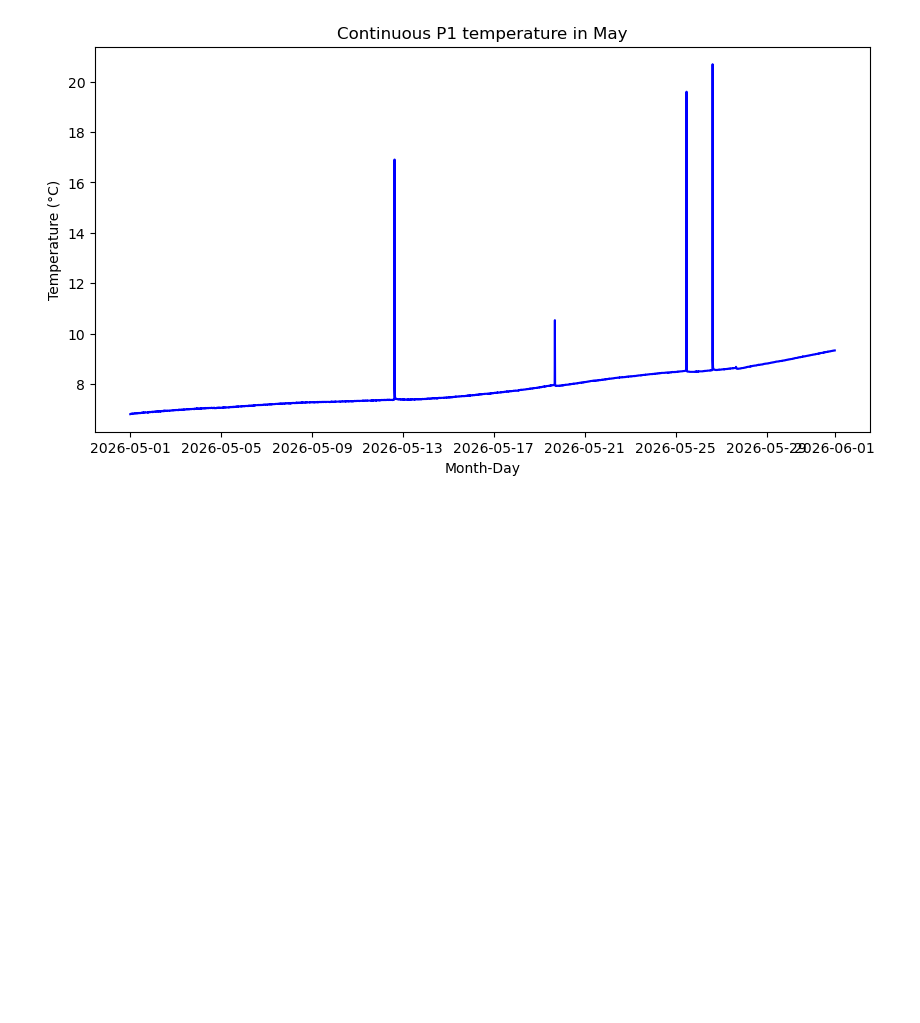
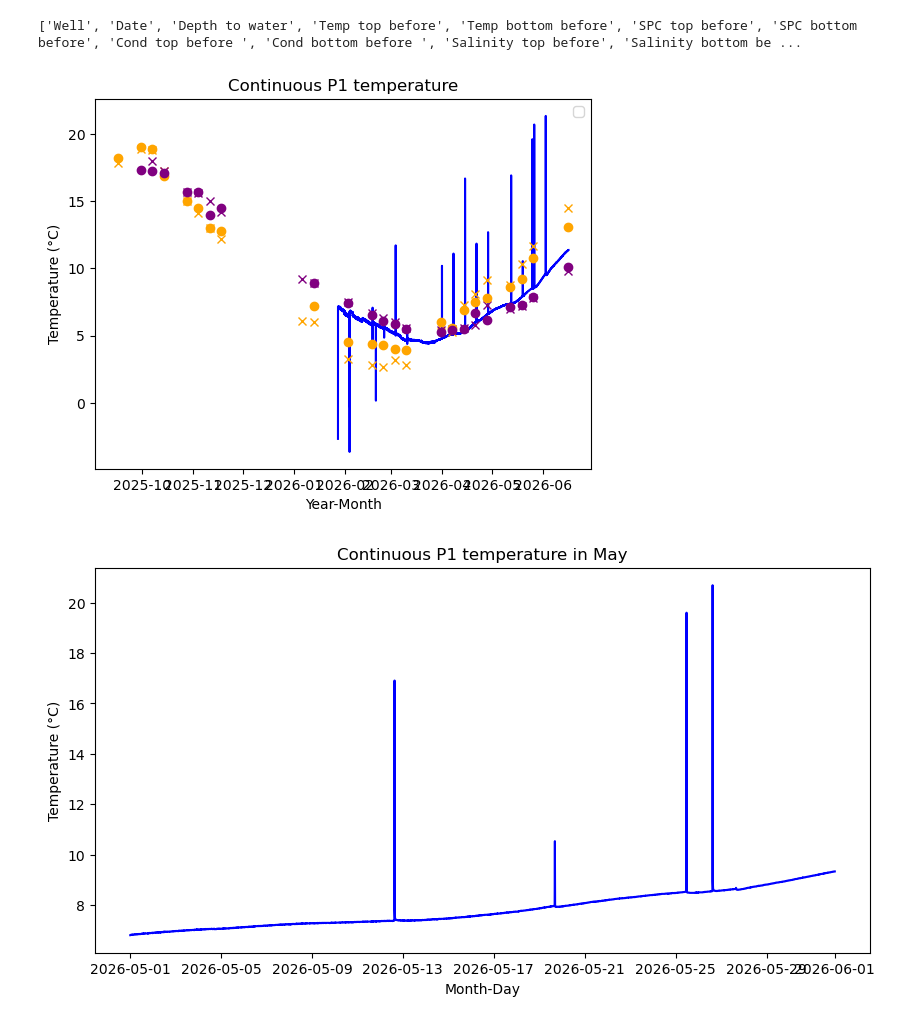
Before and after one commit to sauron-245/summer_26, a Jupyter notebook: summer 2026/bell2026.ipynb, the cells around one changed output. Drawn from its saved outputs; the diff is of its cells as text; code cells hidden in the pictures; blank space fills up the shorter version.

```diff
--- a/summer 2026/bell2026.ipynb
+++ b/summer 2026/bell2026.ipynb
@@ -33,3 +112,32 @@ plt.show()
+# %%
+hobodf = pd.read_csv("P1_All_6.16.csv")
+hobodf["Date-Time (CST/CDT)"] = pd.to_datetime(hobodf["Date-Time (CST/CDT)"])
+mandf = pd.read_csv("Well_Sampling_Data_P1.csv")
+mandf["Date"] = pd.to_datetime(mandf["Date"])
+
+print(mandf.columns.tolist())
+mandf.columns = mandf.columns.str.strip()
+
+# date = hobodf["Date-Time (CST/CDT)"]
+# temp = hobodf["Temperature (W-CT 22414702), °C"]
+# mandate = mandf["Date"]
+# mantemp1 = mandf["Temp top before"]
+
+fig, ax = plt.subplots()
+ax.plot(date, temp, color="blue")
+ax.plot(mandf.Date, mandf.loc[:,"Temp top before"], 'x', color = "orange")
+ax.plot(mandf.Date, mandf.loc[:,"Temp bottom before"], 'x', color = "purple")
+ax.plot(mandf.Date, mandf.loc[:,"Temp top after"], 'o', color = "orange")
+ax.plot(mandf.Date, mandf.loc[:,"Temp bottom after"], 'o', color = "purple")
+plt.xlabel("Year-Month")
+plt.ylabel("Temperature (°C)")
+plt.title("Continuous P1 temperature")
+ax.legend()
+
+plt.show()
+# %% [output]
+['Well', 'Date', 'Depth to water', 'Temp top before', 'Temp bottom before', 'SPC top before', 'SPC bottom before', 'Cond top before ', 'Cond bottom before ', 'Salinity top before', 'Salinity bottom be ...
+[figure, added]
 # %%
 df = pd.read_csv("P1_Month_MayOnly.csv")
 df["Date-Time (CST/CDT)"] = pd.to_datetime(df["Date-Time (CST/CDT)"])
```
Also changed, not shown: parts of 7 cells of this notebook, 2 other files.
